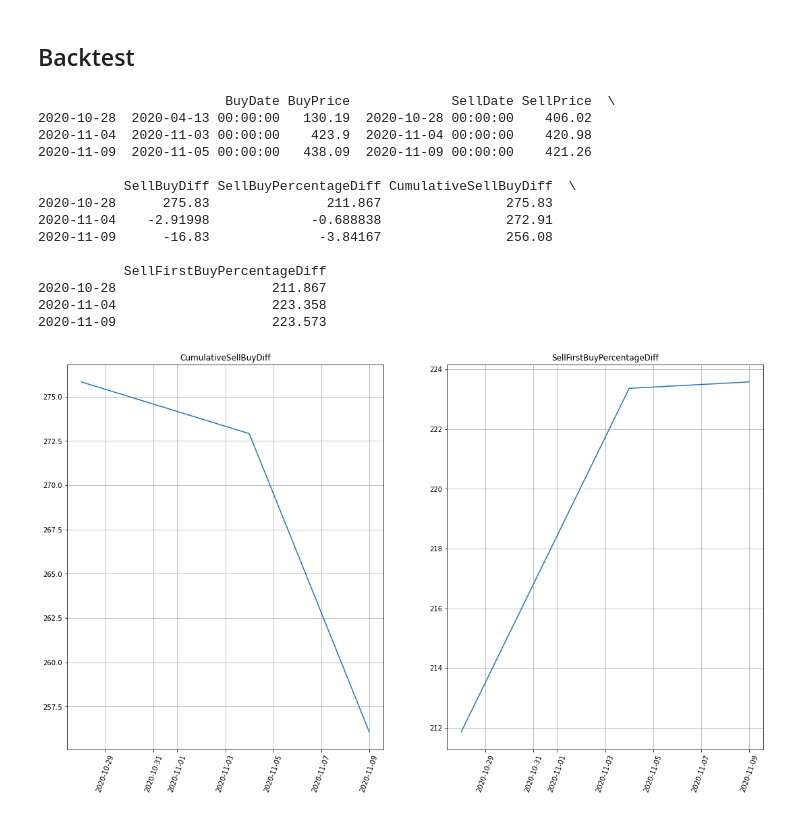
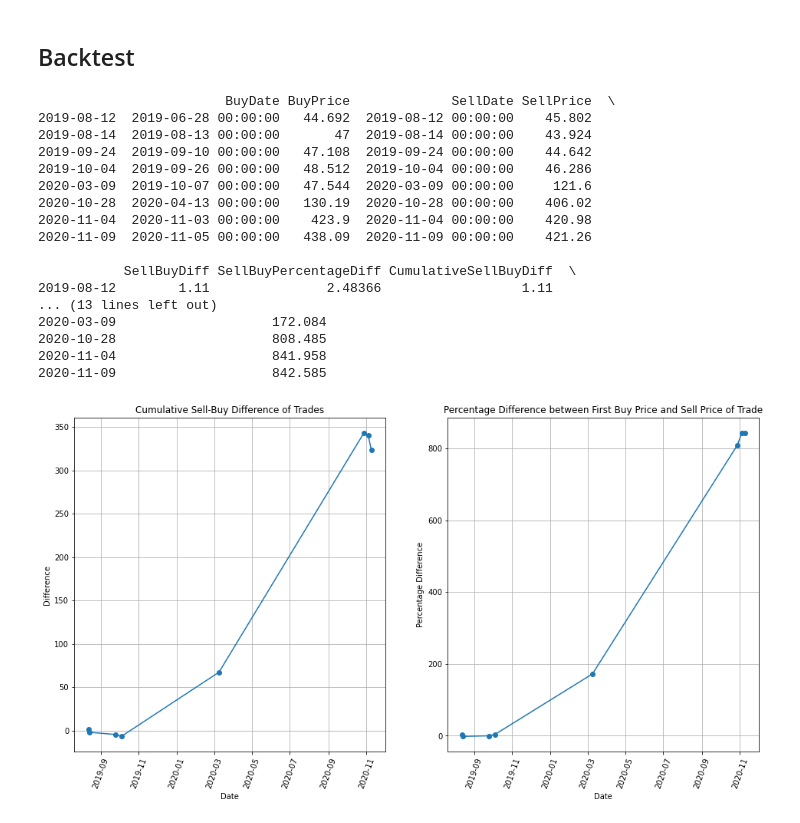
Before and after one commit to twarsop/simple-moving-average-backtest, a Jupyter notebook: sma.ipynb, the cells around one changed output. Saved outputs shown, nothing was run; the diff lists cells and outputs as text; code cells hidden in the pictures.

```diff
--- a/sma.ipynb
+++ b/sma.ipynb
@@ -13,7 +13,7 @@ import math
 In the following set the variables up you would like to run the SMA backtest for (dates are of the format 'yyyy-mm-dd' and the window size is in days):
 # %%
 ticker_symbol = 'TSLA'
-start_date = '2020-01-01'
+start_date = '2019-01-01'
 end_date = '2020-11-30'
 sma_window_size = 50
 # %% [markdown]
@@ -88,38 +96,45 @@ for i, row in hist.iterrows():
 print(backtest)
 # %% [output]
                         BuyDate BuyPrice             SellDate SellPrice  \
+2019-08-12  2019-06-28 00:00:00   44.692  2019-08-12 00:00:00    45.802
+2019-08-14  2019-08-13 00:00:00       47  2019-08-14 00:00:00    43.924
+2019-09-24  2019-09-10 00:00:00   47.108  2019-09-24 00:00:00    44.642
+2019-10-04  2019-09-26 00:00:00   48.512  2019-10-04 00:00:00    46.286
+2020-03-09  2019-10-07 00:00:00   47.544  2020-03-09 00:00:00     121.6
 2020-10-28  2020-04-13 00:00:00   130.19  2020-10-28 00:00:00    406.02
 2020-11-04  2020-11-03 00:00:00    423.9  2020-11-04 00:00:00    420.98
 2020-11-09  2020-11-05 00:00:00   438.09  2020-11-09 00:00:00    421.26
 
            SellBuyDiff SellBuyPercentageDiff CumulativeSellBuyDiff  \
-2020-10-28      275.83               211.867                275.83
-2020-11-04    -2.91998             -0.688838                272.91
-2020-11-09      -16.83              -3.84167                256.08
-
-           SellFirstBuyPercentageDiff
-2020-10-28                    211.867
-2020-11-04                    223.358
-2020-11-09                    223.573
+2019-08-12        1.11               2.48366                  1.11
+... (13 lines left out)
+2020-03-09                    172.084
+2020-10-28                    808.485
+2020-11-04                    841.958
+2020-11-09                    842.585
 # %%
 fig = plt.figure()
-fig.set_size_inches(18.5, 10.5)
+fig.set_size_inches(16, 8)
 
 plt.subplot(1, 2, 1)
-plt.title('CumulativeSellBuyDiff')
-plt.plot(backtest['SellDate'], backtest['CumulativeSellBuyDiff'])
+plt.title('Cumulative Sell-Buy Difference of Trades')
+plt.xlabel('Date')
+plt.ylabel('Difference')
+plt.plot(backtest['SellDate'], backtest['CumulativeSellBuyDiff'], 'o-')
 plt.xticks(rotation=70)
 plt.grid()
 
 plt.subplot(1, 2, 2)
-plt.title('SellFirstBuyPercentageDiff')
-plt.plot(backtest['SellDate'], backtest['SellFirstBuyPercentageDiff'])
+plt.title('Percentage Difference between First Buy Price and Sell Price of Trade')
+plt.xlabel('Date')
+plt.ylabel('Percentage Difference')
+plt.plot(backtest['SellDate'], backtest['SellFirstBuyPercentageDiff'], 'o-')
 plt.xticks(rotation=70)
 plt.grid()
 
 plt.show()
 # %% [output]
-[figure, old version]
+[figure, new version]
 # %%
 plt.figure(figsize=(16,8))
 plt.plot(hist.index, hist['Close'])
```
Also changed, not shown: parts of 3 cells of this notebook.
